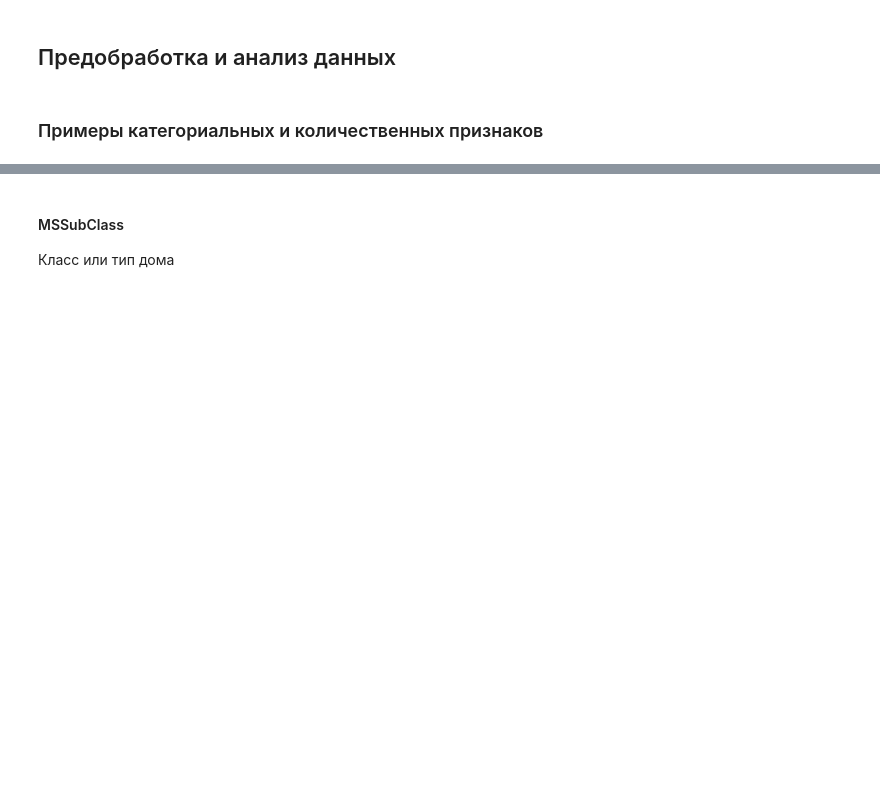
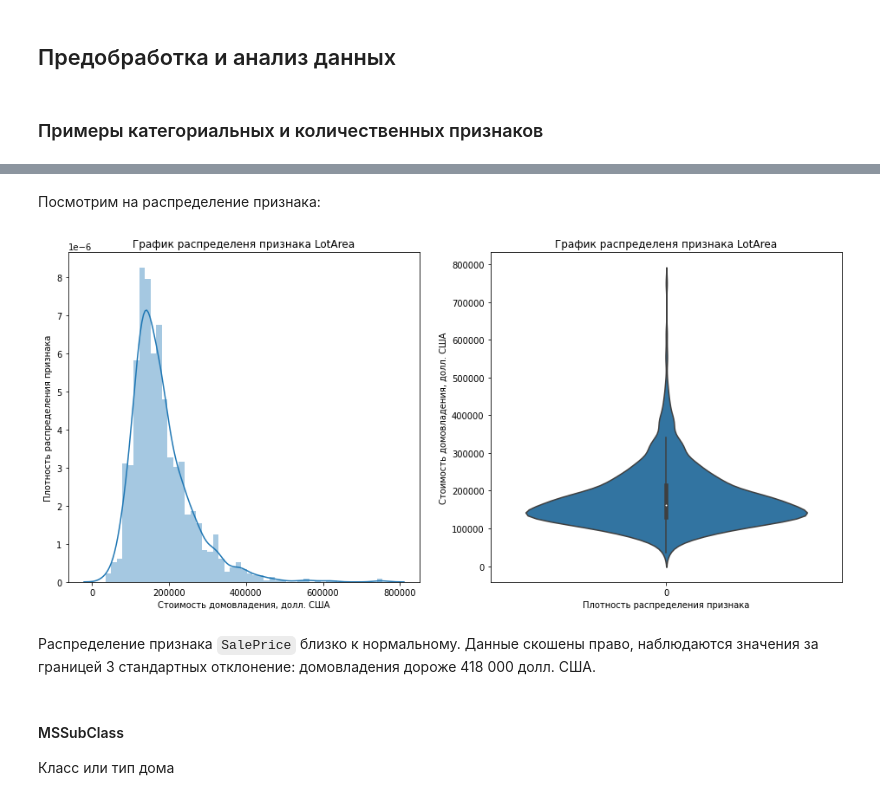
Before and after one commit to aleksandr-del/kaggle-competitions, a Jupyter notebook: house_prices_kaggle.ipynb, the cells around one changed output, grey strips where cells are left out. Saved outputs shown, nothing was run; the diff lists cells and outputs as text; code cells hidden in the pictures; blank space fills up the shorter version.

```diff
--- a/house_prices_kaggle.ipynb
+++ b/house_prices_kaggle.ipynb
@@ -81,3 +99,20 @@ memory usage: 924.0+ KB
+# %% [markdown]
+Посмотрим на распределение признака:
+# %%
+fig, ax = plt.subplots(1,2, figsize=(16,7))
+sns.distplot(df['SalePrice'], ax=ax[0])
+ax[0].set(ylabel='Плотность распределения признака',
+          xlabel='Стоимость домовладения, долл. США',
+          title='График распределеня признака LotArea')
+sns.violinplot(df['SalePrice'], ax=ax[1])
+ax[1].set(ylabel='Стоимость домовладения, долл. США',
+          xlabel='Плотность распределения признака',
+          title='График распределеня признака LotArea')
+plt.show();
+# %% [output]
+[figure, added]
+# %% [markdown]
+Распределение признака `SalePrice` близко к нормальному. Данные скошены право, наблюдаются значения за границей 3 стандартных отклонение: домовладения дороже 418 000 долл. США.
 # %% [markdown]
 #### MSSubClass
 
```
Also changed, not shown: parts of 3 cells of this notebook.
